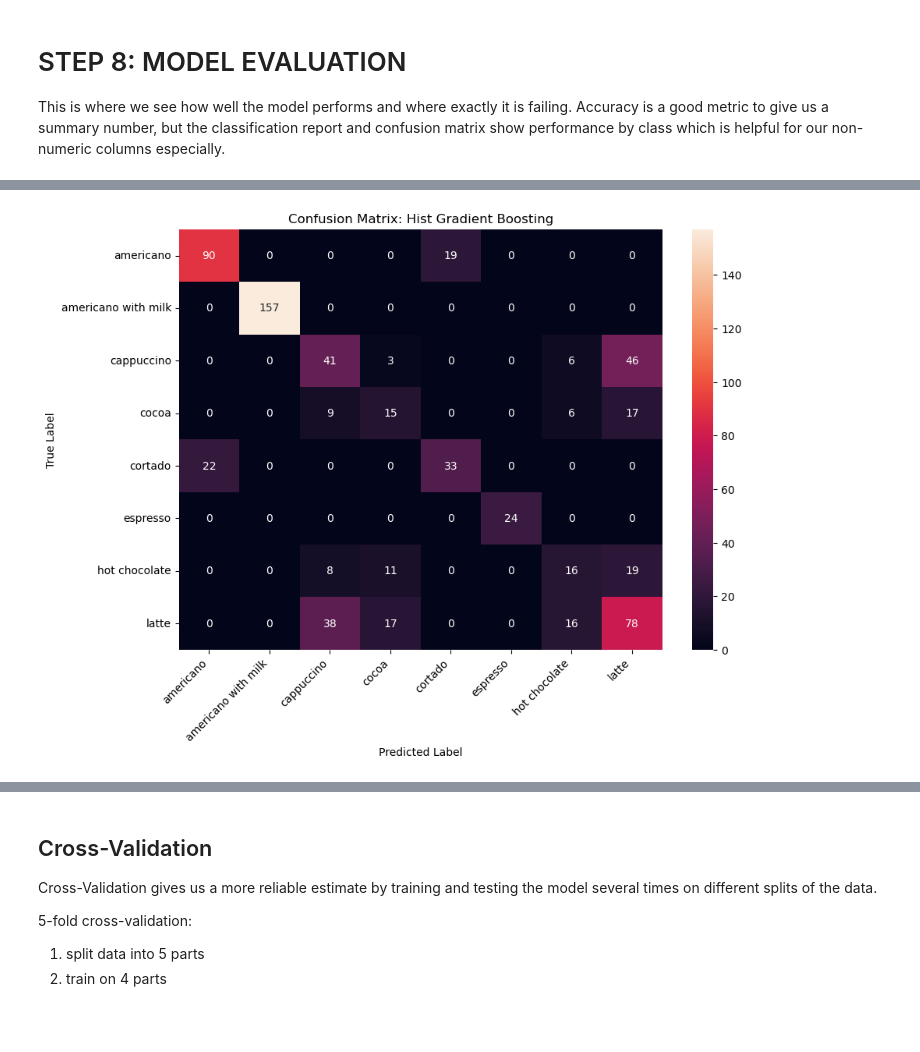
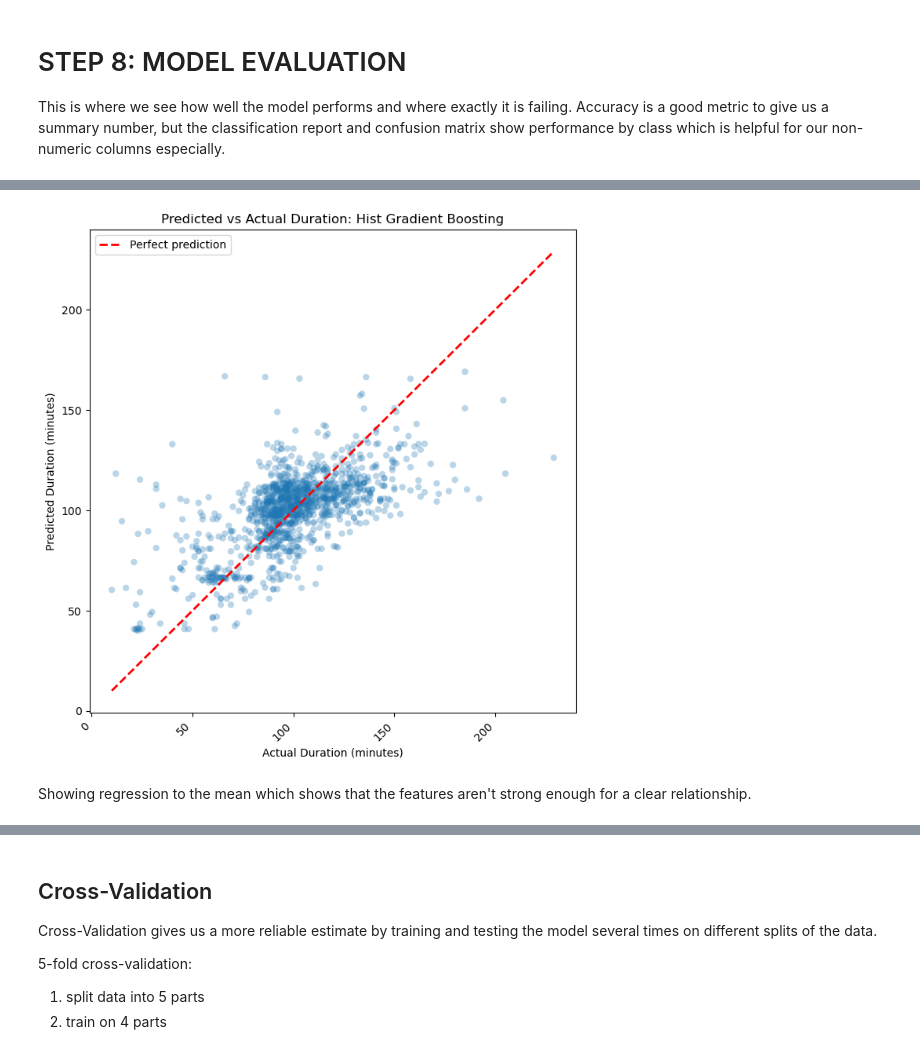
Before and after one commit to tejalmalpeddi/tejal_malpeddi_DSML_primer, a Jupyter notebook: TCG_ML_PRIMER.ipynb, the cells around one changed output, grey strips where cells are left out. Cells and saved outputs as stored; diff of their text form; code cells hidden in the pictures; blank space fills up the shorter version.

```diff
--- a/TCG_ML_PRIMER.ipynb
+++ b/TCG_ML_PRIMER.ipynb
@@ -674,11 +654,10 @@ X_train, X_test, y_train, y_test = train_test_split(
     y,
     test_size=0.20,
     random_state=RANDOM_STATE,
-    stratify=y
 )
 
 print("Training rows:", X_train.shape[0])
 print("Testing rows:", X_test.shape[0])
 print("Training target distribution:")
-print(y_train.value_counts(normalize=True).round(3))
+print(y_train.describe().round(2))
 # %% [output]
@@ -787,10 +763,15 @@ Before we train a real model, we want to build a simple baseline model to get us
 # %%
-baseline_model = DummyClassifier(strategy="most_frequent")
+from sklearn.dummy import DummyRegressor
+from sklearn.metrics import mean_absolute_error, mean_squared_error, r2_score
+
+baseline_model = DummyRegressor(strategy="mean")
 baseline_model.fit(X_train, y_train)
 
 baseline_preds = baseline_model.predict(X_test)
-baseline_accuracy = accuracy_score(y_test, baseline_preds)
+baseline_mae = mean_absolute_error(y_test, baseline_preds)
+baseline_r2 = r2_score(y_test, baseline_preds)
 
-print("Baseline accuracy:", round(baseline_accuracy, 3))
-print("Most common class in training data:", y_train.value_counts().idxmax())
+print("Baseline MAE:", round(baseline_mae, 2), "minutes")
+print("Baseline R²:", round(baseline_r2, 3))
+print("Always predicts:", round(y_train.mean(), 1), "minutes")
 # %% [output]
@@ -922,14 +898,14 @@ americano with milk       1.00      1.00      1.00       157
 # %%
-labels = sorted(y_test.unique())
-cm = confusion_matrix(y_test, test_preds, labels=labels)
-
-plt.figure(figsize=(10, 7))
-sns.heatmap(cm, annot=True, fmt="d", xticklabels=labels, yticklabels=labels)
-plt.title(f"Confusion Matrix: {best_model_name}")
-plt.xlabel("Predicted Label")
-plt.ylabel("True Label")
+plt.figure(figsize=(8, 8))
+plt.scatter(y_test, test_preds, alpha=0.3, edgecolors="none")
+plt.plot([y_test.min(), y_test.max()], [y_test.min(), y_test.max()], "r--", lw=2, label="Perfect prediction")
+plt.xlabel("Actual Duration (minutes)")
+plt.ylabel("Predicted Duration (minutes)")
+plt.title(f"Predicted vs Actual Duration: {best_model_name}")
 plt.xticks(rotation=45, ha="right")
-plt.yticks(rotation=0)
+plt.legend()
 plt.show()
 # %% [output]
-[figure, old version]
+[figure, new version]
+# %% [markdown]
+Showing regression to the mean which shows that the features aren't strong enough for a clear relationship.
```
Also changed, not shown: parts of 23 cells of this notebook.
